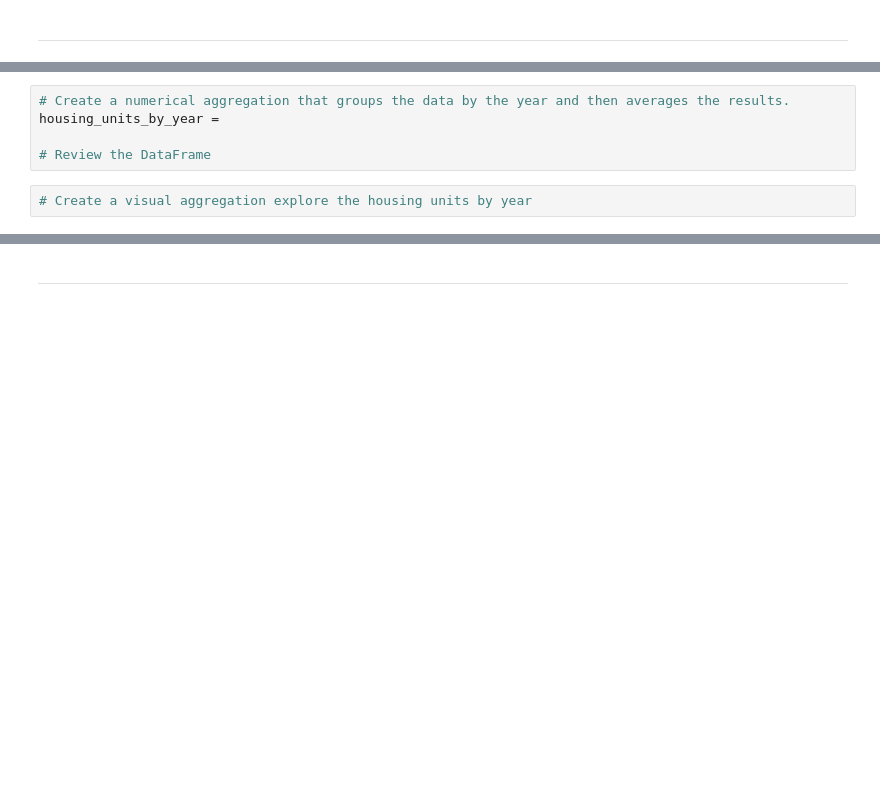
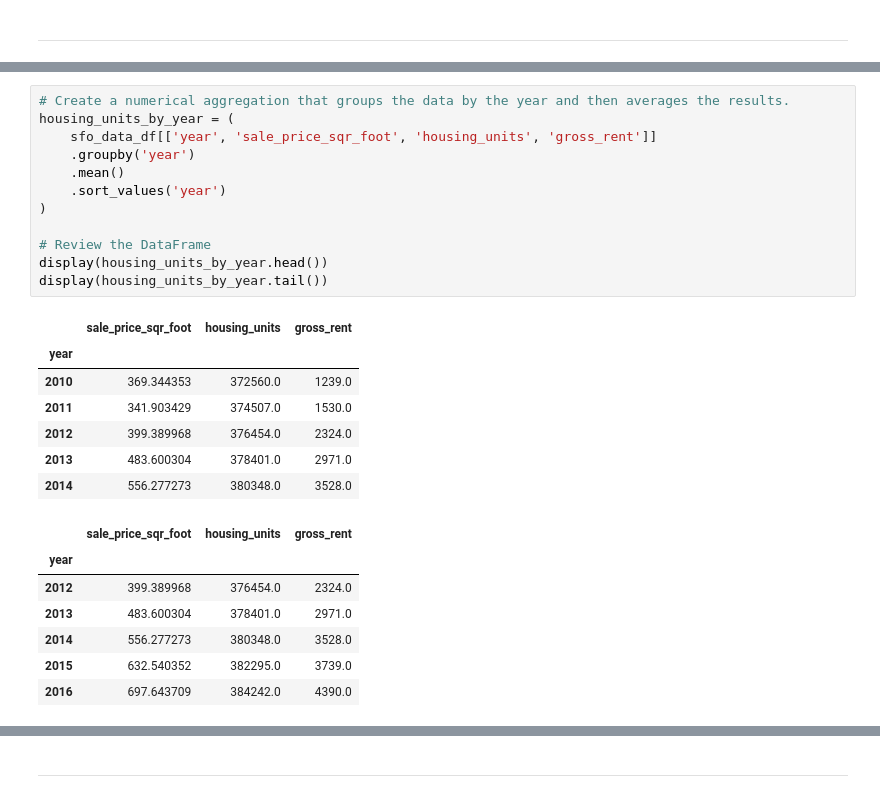
Before and after one commit to AnaIitico/housing_rental_analysis, a Jupyter notebook: san_francisco_housing.ipynb, the cells around one changed output, grey strips where cells are left out. Saved outputs shown, nothing was run; the diff lists cells and outputs as text; blank space fills up the shorter version.

```diff
--- a/san_francisco_housing.ipynb
+++ b/san_francisco_housing.ipynb
@@ -31,7 +47,27 @@ sfo_data_df =
 # %%
 # Create a numerical aggregation that groups the data by the year and then averages the results.
-housing_units_by_year =
+housing_units_by_year = (
+    sfo_data_df[['year', 'sale_price_sqr_foot', 'housing_units', 'gross_rent']]
+    .groupby('year')
+    .mean()
+    .sort_values('year')
+)
 
 # Review the DataFrame
+display(housing_units_by_year.head())
+display(housing_units_by_year.tail())
+# %% [output]
+|  | sale_price_sqr_foot | housing_units | gross_rent |
+| year |  |  |  |
+| 2010 | 369.344353 | 372560.0 | 1239.0 |
+| 2011 | 341.903429 | 374507.0 | 1530.0 |
+| 2012 | 399.389968 | 376454.0 | 2324.0 |
+| 2013 | 483.600304 | 378401.0 | 2971.0 |
+| 2014 | 556.277273 | 380348.0 | 3528.0 |
+|  | sale_price_sqr_foot | housing_units | gross_rent |
+| year |  |  |  |
+| 2012 | 399.389968 | 376454.0 | 2324.0 |
+| 2013 | 483.600304 | 378401.0 | 2971.0 |
+| 2014 | 556.277273 | 380348.0 | 3528.0 |
+| 2015 | 632.540352 | 382295.0 | 3739.0 |
+| 2016 | 697.643709 | 384242.0 | 4390.0 |
-# %%
-# Create a visual aggregation explore the housing units by year
```
Also changed, not shown: parts of 12 cells of this notebook.
